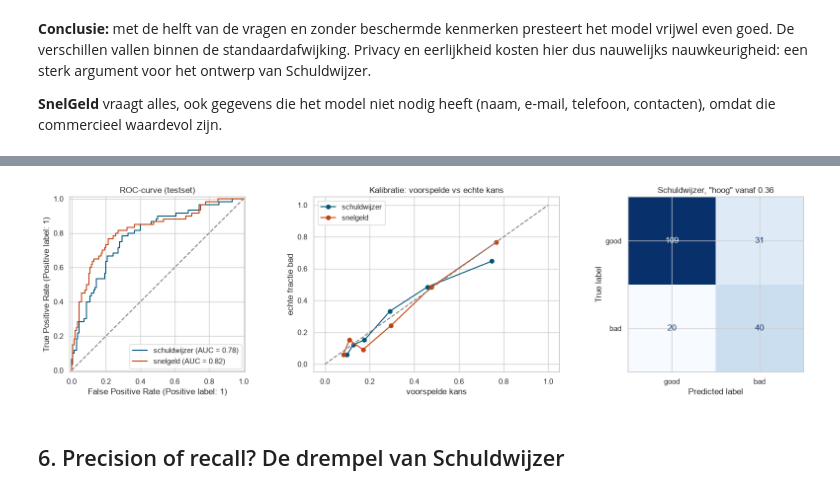
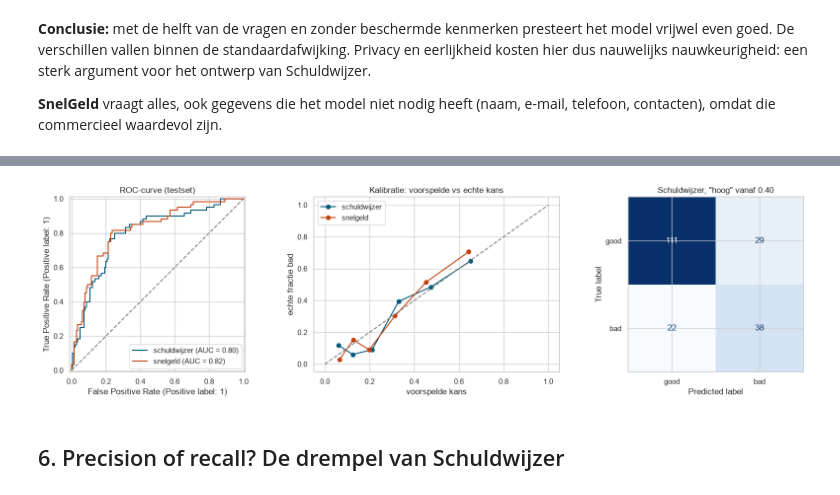
Before and after one commit to aj-automate/HCAID, a Jupyter notebook: notebooks/01_kredietrisico_model.ipynb, the cells around one changed output, grey strips where cells are left out. Saved outputs shown, nothing was run; the diff lists cells and outputs as text; code cells hidden in the pictures.

```diff
--- a/notebooks/01_kredietrisico_model.ipynb
+++ b/notebooks/01_kredietrisico_model.ipynb
@@ -161,9 +163,9 @@ sets = {
 }
 res = []
 for name, feats in sets.items():
-    for mname, m in [('Neuraal netwerk (8 neuronen)', mlp(hidden_layer_sizes=(8,), alpha=1.0)),
-                     ('Logistische regressie', LogisticRegression(max_iter=2000, C=0.3))]:
-        s = cross_val_score(make_pipeline(feats, m), X[feats], y, cv=cv, scoring='roc_auc')
+    for mname, m in [('Monotoon neuraal netwerk', MonotoneNNClassifier(feats, hidden=4, alpha=0.01)),
+                     ('Logistische regressie', make_pipeline(feats, LogisticRegression(max_iter=2000, C=0.3)))]:
+        s = cross_val_score(m, X[feats], y, cv=cv, scoring='roc_auc')
         res.append({'featureset': name, 'model': mname, 'n features': len(feats),
                     'AUC (cv)': round(s.mean(), 3), 'std': round(s.std(), 3)})
 pd.DataFrame(res)
@@ -193,11 +203,8 @@ De training staat in `ml/train.py` (`python -m ml.train`). Per app:
 metrics = json.load(open(ROOT / 'models' / 'metrics.json'))
 rows = []
 for app, m in metrics.items():
-    rows.append({'app': app, 'model': f"MLP {m['best_params']}", 'AUC cv': m['cv_auc'],
-                 'AUC test': m['test']['roc_auc'], 'accuracy test (0,5)': m['test']['accuracy_05'],
-                 'recall bad': m['test']['recall_bad'], 'precision bad': m['test']['precision_bad'],
-                 'Brier': m['test']['brier']})
-    for b, v in m['baselines'].items():
-        rows.append({'app': app, 'model': f'baseline: {b}', 'AUC test': v['roc_auc'], 'accuracy test (0,5)': v['accuracy_05']})
+    for name, v in m['comparison'].items():
+        rows.append({'app': app, 'model': name, 'AUC test': v['roc_auc'], 'accuracy test (0,5)': v['accuracy_05'],
+                     'profielen met onlogische sprong': v['onlogisch_max']})
 pd.DataFrame(rows)
 # %% [output]
@@ -212,0 +238,20 @@ Het neurale netwerk is duidelijk beter dan de naïeve baseline (AUC 0,5, accurac
+# %%
+from sklearn.model_selection import train_test_split as _tts
+Xtr_, Xte_, ytr_, yte_ = _tts(X, y, test_size=0.2, stratify=y, random_state=RANDOM_STATE)
+F = SCHULDWIJZER_FEATURES
+plain = make_pipeline(F, mlp(hidden_layer_sizes=(8,), alpha=1.0)).fit(Xtr_[F], ytr_)
+mono = MonotoneNNClassifier(F, hidden=4, alpha=0.01).fit(Xtr_[F], ytr_)
+from ml.config import to_model_row
+base = {f: DAMIAN[f] for f in F}
+emp = ['unemployed', '<1', '1<=X<4', '4<=X<7', '>=7']
+dur = list(range(6, 73, 6))
+fig, axes = plt.subplots(1, 2, figsize=(13, 4))
+for model, name, color in [(plain, 'gewoon netwerk', RISK), (mono, 'monotoon netwerk', ACC)]:
+    pe = model.predict_proba(pd.DataFrame([to_model_row({**base, 'employment': e}, F) for e in emp]))[:, 1]
+    pdur = model.predict_proba(pd.DataFrame([to_model_row({**base, 'duration': d}, F) for d in dur]))[:, 1]
+    axes[0].plot(['geen werk', '<1 jr', '1-4 jr', '4-7 jr', '7+ jr'], pe, 'o-', color=color, label=name)
+    axes[1].plot(dur, pdur, 'o-', color=color, label=name)
+axes[0].set_title('Damian: kans vs dienstverband (moet dalen)'); axes[1].set_title('Damian: kans vs looptijd (moet stijgen)')
+axes[1].set_xlabel('maanden')
+for a in axes: a.legend(); a.set_ylabel('kans op problemen (ongekalibreerd)')
+plt.tight_layout(); plt.show()
@@ -213,29 +260,28 @@ Het neurale netwerk is duidelijk beter dan de naïeve baseline (AUC 0,5, accurac
 # %%
 from sklearn.model_selection import train_test_split
 from sklearn.calibration import CalibratedClassifierCV, calibration_curve
 from sklearn.metrics import RocCurveDisplay, ConfusionMatrixDisplay
 
 X_tr, X_te, y_tr, y_te = train_test_split(X, y, test_size=0.2, stratify=y, random_state=RANDOM_STATE)
 fig, axes = plt.subplots(1, 3, figsize=(17, 4.6))
 for app, feats, color in [('schuldwijzer', SCHULDWIJZER_FEATURES, ACC), ('snelgeld', SNELGELD_FEATURES, RISK)]:
     bp = metrics[app]['best_params']
-    bp = {k: tuple(v) if isinstance(v, list) else v for k, v in bp.items()}
-    m = CalibratedClassifierCV(make_pipeline(feats, mlp(**bp)), method='sigmoid', cv=5, ensemble=False).fit(X_tr[feats], y_tr)
+    m = CalibratedClassifierCV(MonotoneNNClassifier(feats, random_state=RANDOM_STATE, **bp), method='sigmoid', cv=5, ensemble=False).fit(X_tr[feats], y_tr)
     p = m.predict_proba(X_te[feats])[:, 1]
     RocCurveDisplay.from_predictions(y_te, p, name=app, ax=axes[0], color=color)
     frac, mean = calibration_curve(y_te, p, n_bins=6, strategy='quantile')
     axes[1].plot(mean, frac, 'o-', color=color, label=app)
     if app == 'schuldwijzer':
         t = metrics[app]['thresholds']['hoog_vanaf']
         ConfusionMatrixDisplay.from_predictions(y_te, (p >= t).astype(int), display_labels=['good', 'bad'],
                                                 ax=axes[2], cmap='Blues', colorbar=False)
         axes[2].set_title(f'Schuldwijzer, "hoog" vanaf {t:.2f}')
 axes[0].plot([0, 1], [0, 1], ls='--', color='grey'); axes[0].set_title('ROC-curve (testset)')
 axes[1].plot([0, 1], [0, 1], ls='--', color='grey'); axes[1].set_title('Kalibratie: voorspelde vs echte kans')
 axes[1].set_xlabel('voorspelde kans'); axes[1].set_ylabel('echte fractie bad'); axes[1].legend()
 plt.tight_layout(); plt.show()
 # %% [output]
-[figure, old version]
+[figure, new version]
 # %% [markdown]
 ## 6. Precision of recall? De drempel van Schuldwijzer
 # %% [markdown]
```
Also changed, not shown: parts of 28 cells of this notebook, 56 other files.
